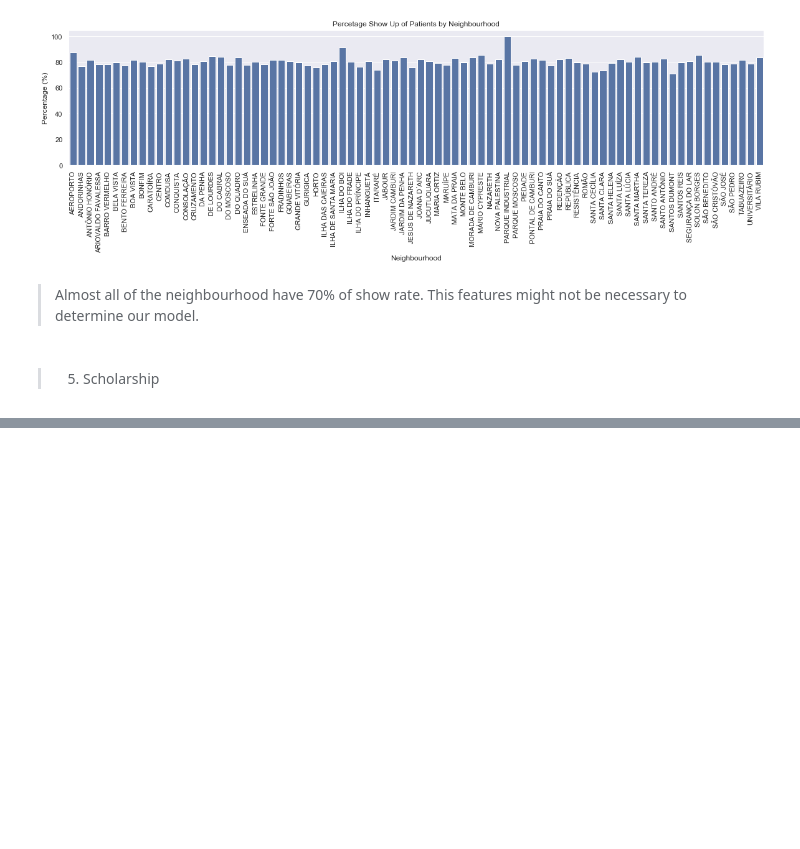
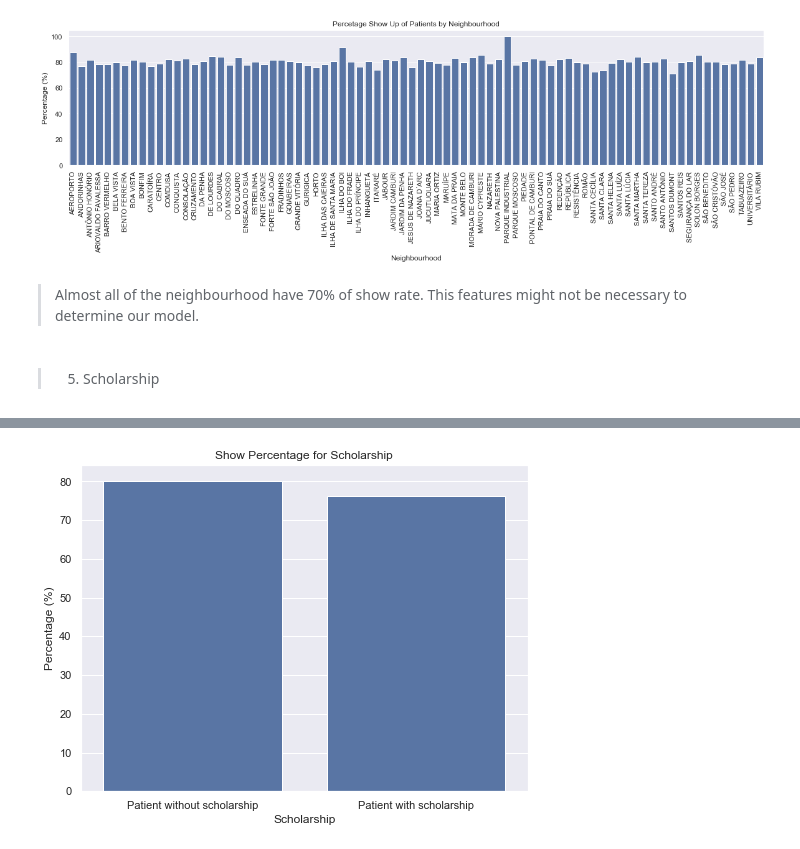
Before and after one commit to isaphu/Predicting-no-show-, a Jupyter notebook: noshow.ipynb, the cells around one changed output, grey strips where cells are left out. Saved outputs shown, nothing was run; the diff lists cells and outputs as text; code cells hidden in the pictures; blank space fills up the shorter version.

```diff
--- a/noshow.ipynb
+++ b/noshow.ipynb
@@ -561,0 +578,14 @@ plt.show()
+# %%
+s_ratio = ver2_df[ver2_df.NoShow == 'No'].groupby(['Scholarship']).size()/ver2_df.groupby(['Scholarship']).size()
+# %%
+plt.figure(figsize=[8,6])
+sns.set(style = "darkgrid")
+base_color = sns.color_palette()[0]
+ax = sns.barplot(x=s_ratio.index, y=s_ratio*100, color=base_color)
+ax.set_title("Show Percentage for Scholarship")
+x_ticks_labels=['Patient without scholarship', 'Patient with scholarship']
+ax.set_ylabel('Percentage (%)')
+ax.set_xticklabels(x_ticks_labels)
+plt.show()
+# %% [output]
+[figure, added]
```
Also changed, not shown: parts of 27 cells of this notebook.
